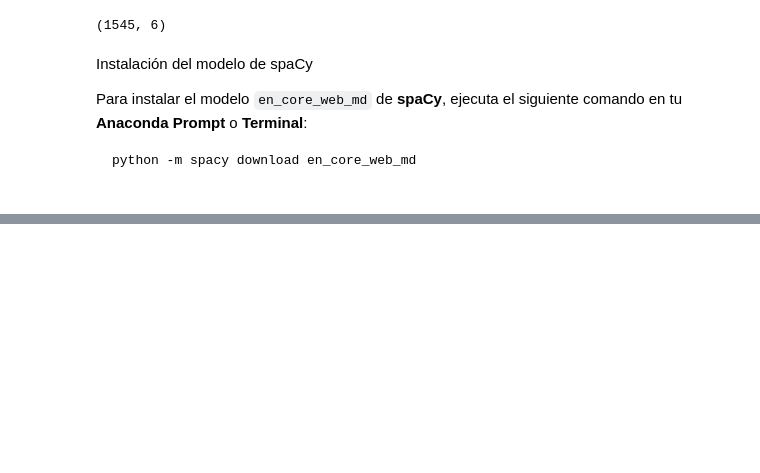
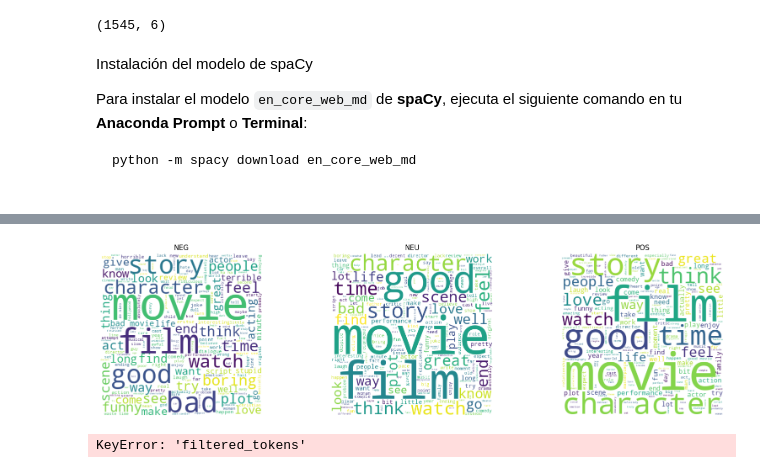
Before and after one commit to jugarbus/Proyecto_NLP, a Jupyter notebook: proyecto_NLP.ipynb, the cells around one changed output, grey strips where cells are left out. Cells and saved outputs as stored; diff of their text form; code cells hidden in the pictures; blank space fills up the shorter version.

```diff
--- a/proyecto_NLP.ipynb
+++ b/proyecto_NLP.ipynb
@@ -453,0 +548,2 @@ df.head(5)
+# %%
+df_copy = df.copy()
@@ -453,0 +571,39 @@ df.head(5)
+# %%
+def wordclouds(df, column_partition, top_n):
+
+    # Obtener lista de todas las palabras en el dataset
+    all_words = [word for tokens in df['tokens'] for word in tokens]
+
+    # Contar frecuencia de palabras
+    word_freq = Counter(all_words)
+
+    # Obtener las `top_n` palabras más comunes
+    top_words = {word for word, _ in word_freq.most_common(top_n)}
+
+    # Filtrar los tokens eliminando las palabras más comunes
+    df['filtered_tokens'] = df['tokens'].apply(lambda tokens: [word for word in tokens if word not in top_words])
+
+    # Generar WordCloud por cada rating
+    ratings = sorted(df[column_partition].unique())
+    fig, axes = plt.subplots(1, len(ratings), figsize=(20, 5))
+
+    for i, rating in enumerate(ratings):
+        #text = ' '.join([' '.join(tokens) for tokens in df[df[column_partition] == rating]['filtered_tokens']])
+        text = ' '.join([' '.join(token.text for token in tokens) for tokens in df[df[column_partition] == rating]['filtered_tokens']])
+
+        wordcloud = WordCloud(width=400, height=400, background_color='white').generate(text)
+
+        # Mostrar en subplot
+        axes[i].imshow(wordcloud, interpolation='bilinear')
+        axes[i].axis('off')
+        axes[i].set_title(f'{rating}')
+
+    plt.show()
+# %%
+wordclouds(df_copy, 'sentiment', 50)
+# %% [output]
+[figure, added]
+# %%
+df['filtered_tokens'] = df['filtered_tokens'].apply(lambda tokens: [token.text for token in tokens])
+# %% [output]
+KeyError: 'filtered_tokens'
```
Also changed, not shown: parts of 16 cells of this notebook.
